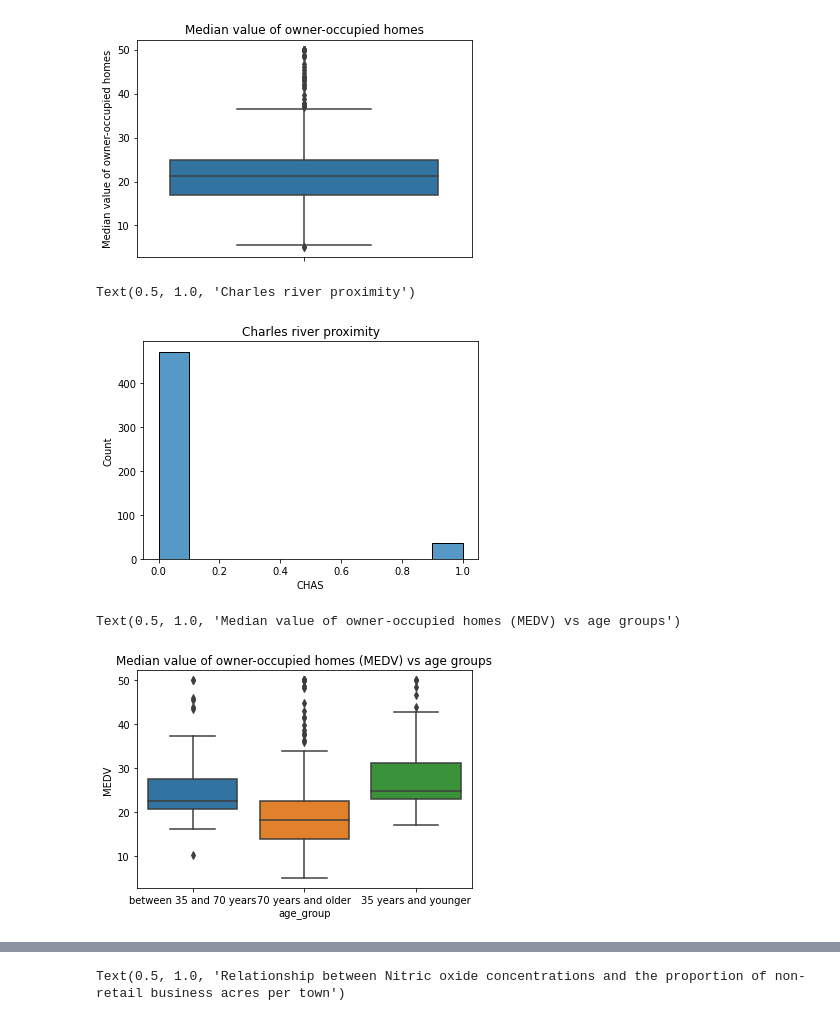
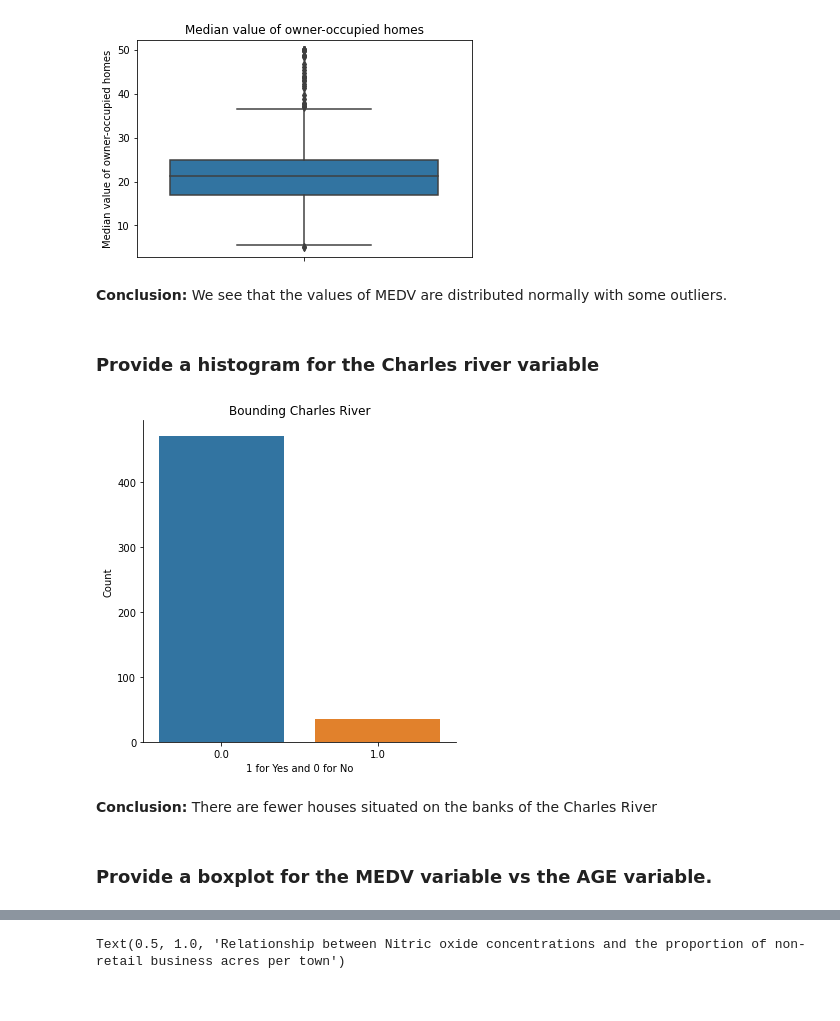
Before and after one commit to eks/statistics_for_data_science, a Jupyter notebook: Boston Housing.ipynb, the cells around one changed output, grey strips where cells are left out. Cells and saved outputs as stored; diff of their text form; code cells hidden in the pictures.

```diff
--- a/Boston Housing.ipynb
+++ b/Boston Housing.ipynb
@@ -65,19 +67,19 @@ ax.set_ylabel('Median value of owner-occupied homes')
 # %% [output]
 Text(0, 0.5, 'Median value of owner-occupied homes')
 [figure]
-# %%
-ax = seaborn.histplot(data=boston_df, x='CHAS')
-ax.set_title('Charles river proximity')
-# %% [output]
-Text(0.5, 1.0, 'Charles river proximity')
-[figure, removed]
+# %% [markdown]
+**Conclusion:** We see that the values of MEDV are distributed normally with some outliers.
+# %% [markdown]
+### Provide a histogram for the Charles river variable
+# %%
+ax = seaborn.catplot(x='CHAS', kind='count', data=boston_df).set(title='Bounding Charles River', ylabel='Count', xlabel='1 for Yes and 0 for No')
+# %% [output]
+[figure, added]
+# %% [markdown]
+**Conclusion:** There are fewer houses situated on the banks of the Charles River
+# %% [markdown]
+### Provide a boxplot for the MEDV variable vs the AGE variable.
 # %%
 boston_df.loc[(boston_df['AGE'] <= 35), 'age_group'] = '35 years and younger'
 boston_df.loc[(boston_df['AGE'] > 35)&(boston_df['AGE'] < 70), 'age_group'] = 'between 35 and 70 years'
 boston_df.loc[(boston_df['AGE'] >= 70), 'age_group'] = '70 years and older'
-# %%
-ax = seaborn.boxplot(y='MEDV', x='age_group', data=boston_df)
-ax.set_title('Median value of owner-occupied homes (MEDV) vs age groups')
-# %% [output]
-Text(0.5, 1.0, 'Median value of owner-occupied homes (MEDV) vs age groups')
-[figure, removed]
```
Also changed, not shown: parts of 7 cells of this notebook.
